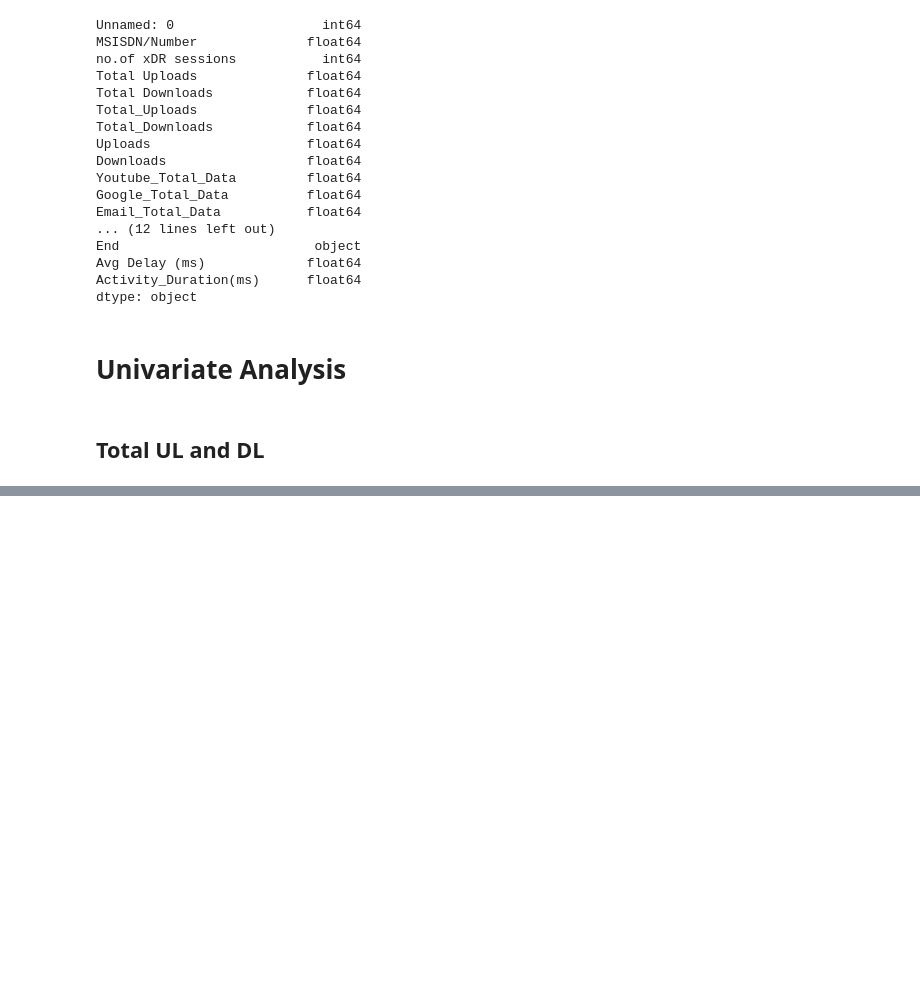
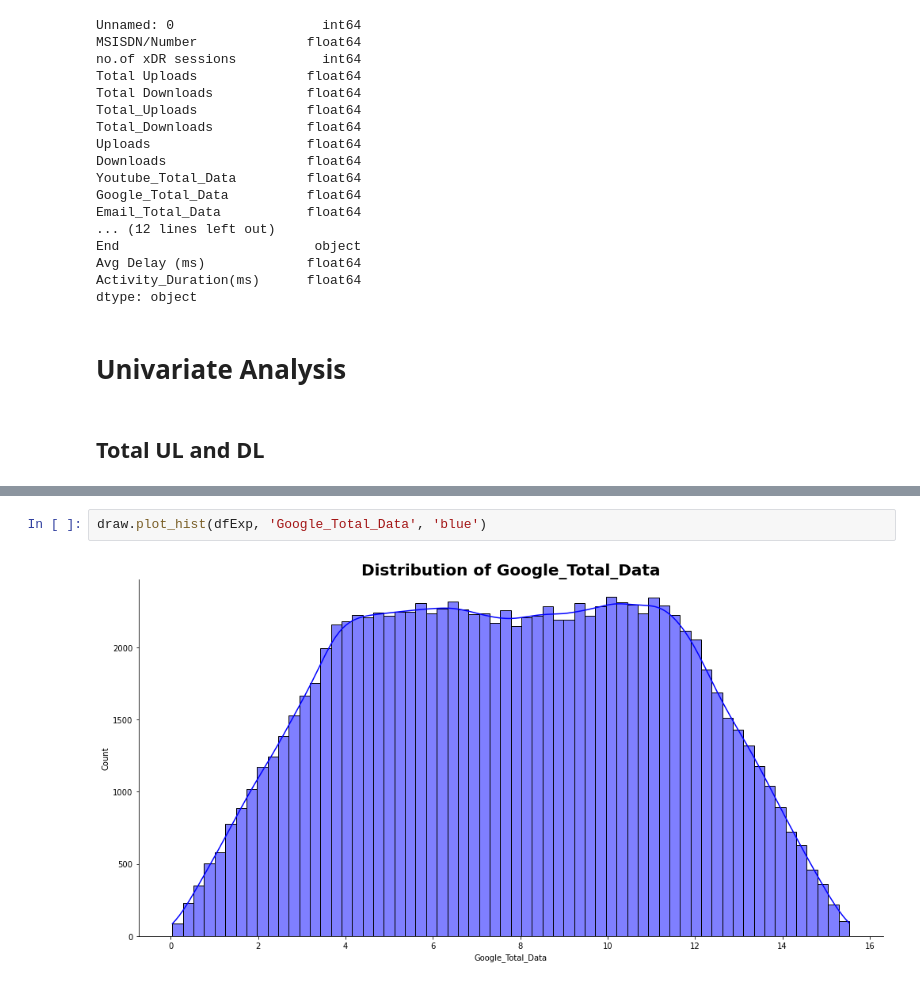
Before and after one commit to dagmawiii03/Telecom_Analysis, a Jupyter notebook: Notebook/Untitled1.ipynb, the cells around one changed output, grey strips where cells are left out. Saved outputs shown, nothing was run; the diff lists cells and outputs as text; blank space fills up the shorter version.

```diff
--- a/Notebook/Untitled1.ipynb
+++ b/Notebook/Untitled1.ipynb
@@ -193,0 +211,4 @@ draw.plot_hist(dfExp, 'Total UL and DL', 'blue')
+# %%
+draw.plot_hist(dfExp, 'Google_Total_Data', 'blue')
+# %% [output]
+[figure, added]
```
Also changed, not shown: parts of 3 cells of this notebook.
